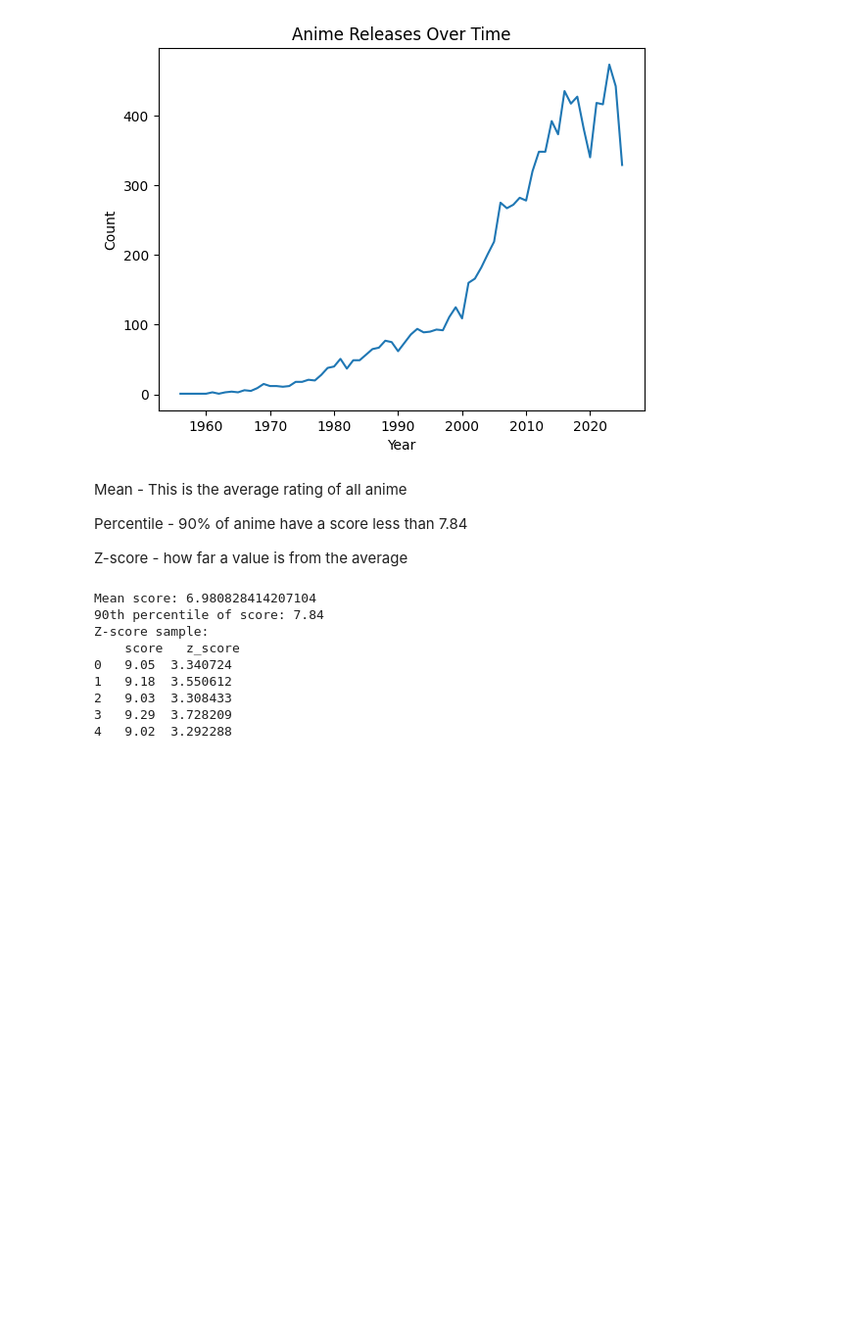
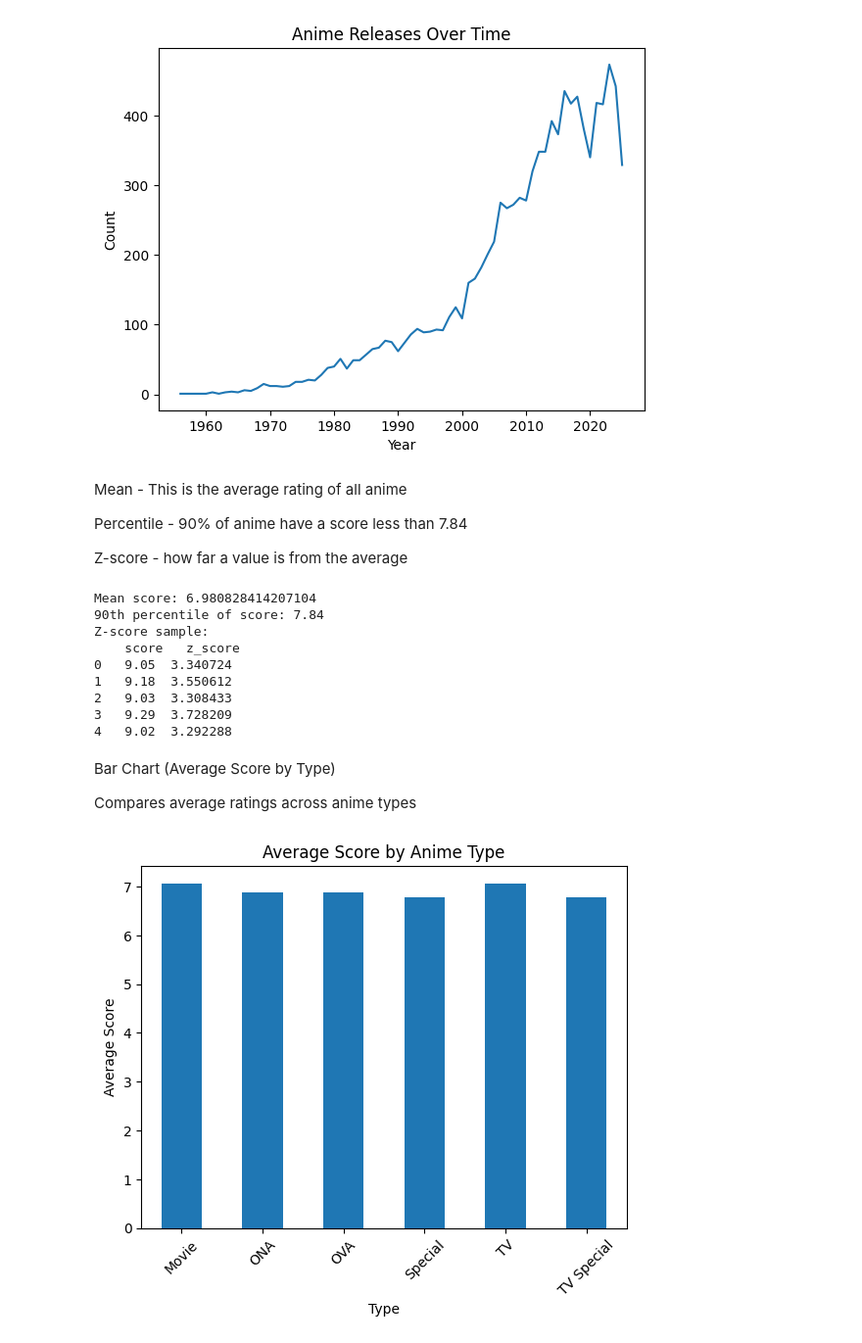
Before and after one commit to riasad30/Programming_In_Python_Final, a Jupyter notebook: python_final_Project.ipynb, the cells around one changed output. Shown at 98% size. Drawn from its saved outputs; the diff is of its cells as text; code cells hidden in the pictures; blank space fills up the shorter version.

```diff
--- a/python_final_Project.ipynb
+++ b/python_final_Project.ipynb
@@ -390,3 +368,20 @@ Z-score sample:
 2   9.03  3.308433
 3   9.29  3.728209
 4   9.02  3.292288
+# %% [markdown]
+Bar Chart (Average Score by Type)
+
+Compares average ratings across anime types
+# %%
+
+
+avg_score = df.groupby('type')['score'].mean()
+
+avg_score.plot(kind='bar')
+plt.title("Average Score by Anime Type")
+plt.xlabel("Type")
+plt.ylabel("Average Score")
+plt.xticks(rotation=45)
+plt.show()
+# %% [output]
+[figure, added]
```
Also changed, not shown: parts of 20 cells of this notebook.
